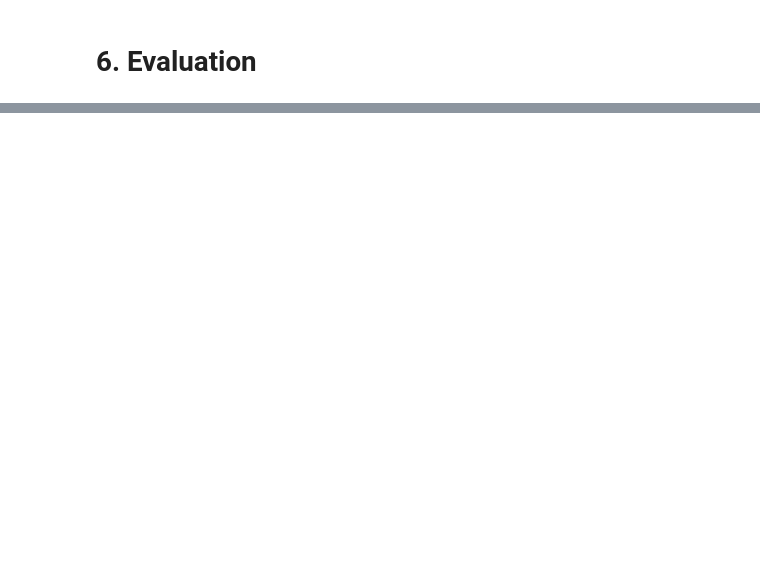
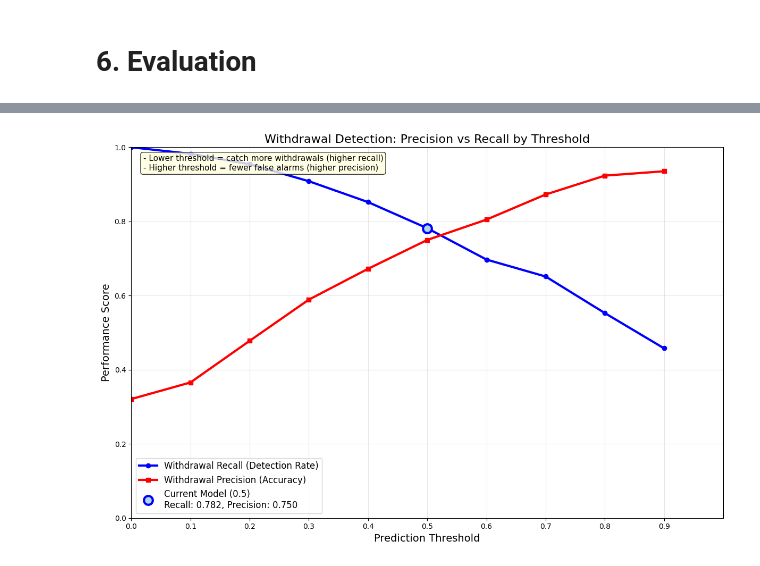
Before and after one commit to cwfmoore/msc_ai_module, a Jupyter notebook: logistic_regression.ipynb, the cells around one changed output, grey strips where cells are left out. Saved outputs shown, nothing was run; the diff lists cells and outputs as text; code cells hidden in the pictures; blank space fills up the shorter version.

```diff
--- a/logistic_regression.ipynb
+++ b/logistic_regression.ipynb
@@ -447 +450,95 @@ print(f'Best configuration: C={grid_search.best_params_["classifier__C"]}, '
 ... (6 outputs left out)
+# %%
+# Threshold vs Performance Chart
+print("Creating Threshold vs Performance Chart")
+
+# Define threshold range (0.0 to 1.0 in 0.1 increments)
+thresholds = np.arange(0.0, 1.0, 0.1)
+
+# Store results
+withdrawal_precisions = []
+withdrawal_recalls = []
+
+# Calculate precision and recall for each threshold
+for threshold in thresholds:
+    # Make predictions using this threshold
+    y_pred_thresh = (y_pred_proba >= threshold).astype(int)
+
+    # Calculate confusion matrix
+    cm_thresh = confusion_matrix(y_test, y_pred_thresh)
+
+    # Handle edge cases where no predictions are made for a class
+    if cm_thresh.shape != (2, 2):
+        # If threshold is too high/low, some classes might not be predicted
+        if threshold >= 1.0:
+            # No withdrawals predicted
+            withdrawal_recalls.append(0.0)
+            withdrawal_precisions.append(0.0)
+        else:
+            # All predicted as withdrawals
+            withdrawal_recalls.append(1.0)
+            withdrawal_precisions.append(sum(y_test) / len(y_test))
+    else:
+        tn, fp, fn, tp = cm_thresh.ravel()
+
+        # Withdrawal recall (sensitivity for class 1)
+        recall = tp / (tp + fn) if (tp + fn) > 0 else 0.0
+
+        # Withdrawal precision (positive predictive value for class 1)
+        precision = tp / (tp + fp) if (tp + fp) > 0 else 0.0
+
+        withdrawal_recalls.append(recall)
+        withdrawal_precisions.append(precision)
+
+# Create the plot
+plt.figure(figsize=(12, 8))
+
+# Plot both lines
+plt.plot(thresholds, withdrawal_recalls, 'b-', linewidth=3, marker='o', markersize=6,
+         label='Withdrawal Recall (Detection Rate)')
+plt.plot(thresholds, withdrawal_precisions, 'r-', linewidth=3, marker='s', markersize=6,
+         label='Withdrawal Precision (Accuracy)')
+
+# Mark current model (0.5 threshold)
+current_idx = 5  # 0.5 is at index 5 in our array
+plt.plot(0.5, withdrawal_recalls[current_idx], 'bo', markersize=12,
+         markerfacecolor='lightblue', markeredgecolor='blue', markeredgewidth=3,
+         label=f'Current Model (0.5)\nRecall: {withdrawal_recalls[current_idx]:.3f}, Precision: {withdrawal_precisions[current_idx]:.3f}')
+
+# Formatting
+plt.xlabel('Prediction Threshold', fontsize=14)
+plt.ylabel('Performance Score', fontsize=14)
+plt.title('Withdrawal Detection: Precision vs Recall by Threshold', fontsize=16)
+plt.grid(True, alpha=0.3)
+plt.legend(fontsize=12)
+plt.xlim(0, 1)
+plt.ylim(0, 1)
+
+# Add threshold labels on x-axis
+plt.xticks(thresholds, [f'{t:.1f}' for t in thresholds])
+
+# Add text box with guidance
+textstr = '''- Lower threshold = catch more withdrawals (higher recall)\n- Higher threshold = fewer false alarms (higher precision)'''
+
+plt.text(0.02, 0.98, textstr, transform=plt.gca().transAxes, fontsize=11,
+         verticalalignment='top', bbox=dict(boxstyle='round', facecolor='lightyellow', alpha=0.8))
+
+plt.tight_layout()
+plt.show()
+
+# Create clean results dataframe
+results_df = pd.DataFrame({
+    'Threshold': thresholds,
+    'Withdrawal_Recall': withdrawal_recalls,
+    'Withdrawal_Precision': withdrawal_precisions
+})
+
+# Round to 3 decimal places for cleaner display
+results_df = results_df.round(3)
+
+# Add a marker for current model
+results_df['Current_Model'] = results_df['Threshold'].apply(lambda x: '← CURRENT' if x == 0.5 else '')
+
+print("Threshold Performance Analysis:")
+display(results_df)
+# %% [output]
@@ -447,0 +546 @@ print(f'Best configuration: C={grid_search.best_params_["classifier__C"]}, '
+[figure, added]
```
Also changed, not shown: parts of 5 cells of this notebook.
